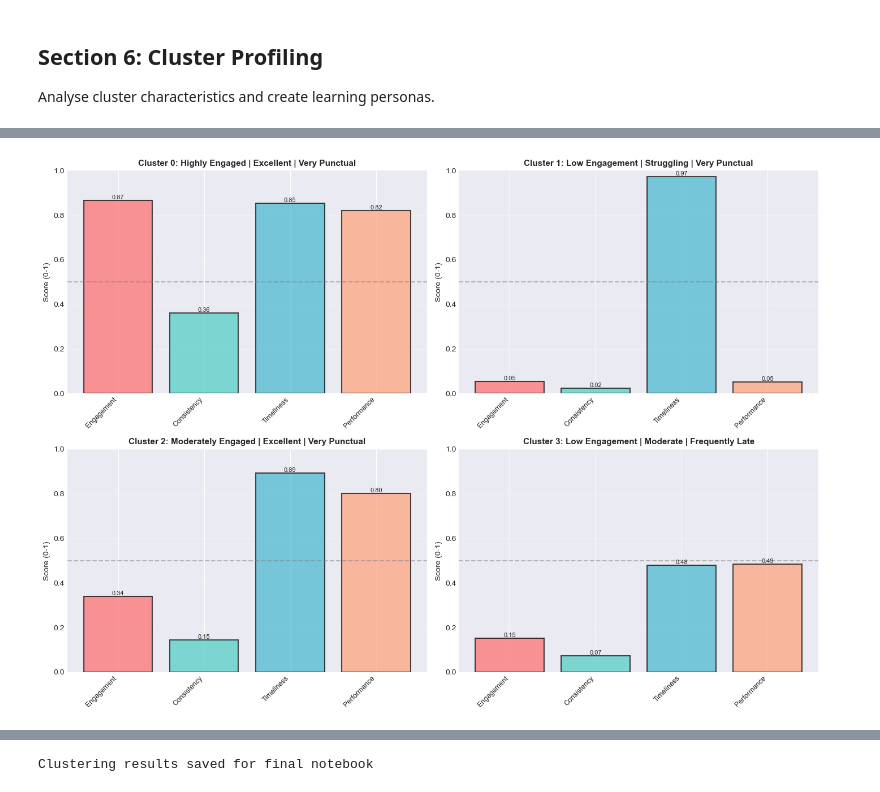
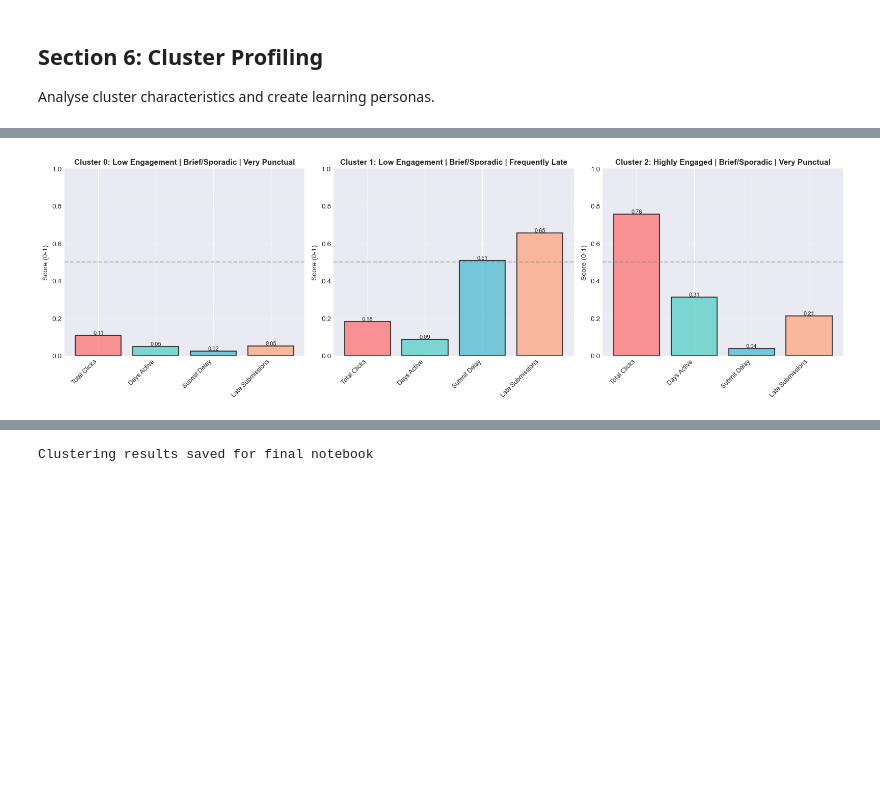
Before and after one commit to jaifm/msc-FAIDM-Assessment-1, a Jupyter notebook: 1_Notebooks/03_Clustering_Models.ipynb, the cells around one changed output, grey strips where cells are left out. Cells and saved outputs as stored; diff of their text form; code cells hidden in the pictures; blank space fills up the shorter version.

```diff
--- a/1_Notebooks/03_Clustering_Models.ipynb
+++ b/1_Notebooks/03_Clustering_Models.ipynb
@@ -208,7 +215,7 @@ print('\n' + '=' * 80)
 print('K-MEANS CLUSTERING')
 print('=' * 80)
 
-optimal_k = 4
+optimal_k = 3 # Update based on silhouette score
 
 kmeans_final = KMeans(n_clusters=optimal_k, random_state=42, n_init=10)
 cluster_labels = kmeans_final.fit_predict(X_clustering_scaled)
@@ -324,10 +330,11 @@ for cluster_id in range(optimal_k):
     profile = cluster_profiles.loc[cluster_id]
 
     # Direct feature values (already 0-1 normalized)
-    engagement = profile['engagement']
-    consistency = profile['consistency']
-    timeliness = profile['timeliness']
-    performance = profile['performance']
+    # Map the 4 behavioral features to interpretable dimensions
+    engagement = profile['total_clicks_norm']  # Engagement level
+    activity_duration = profile['days_active_norm']  # Consistency/Activity span
+    procrastination = profile['submit_delay_norm']  # Procrastination tendency (inverse of timeliness)
+    late_subs = profile['num_late_subs_norm']  # Late submission frequency
 
     # Categorise engagement levels (3-tier)
     if engagement >= 0.67:
@@ -337,60 +344,58 @@ for cluster_id in range(optimal_k):
     else:
         engagement_level = 'Low Engagement'
 
-    # Categorise performance (4-tier)
-    if performance >= 0.75:
-        performance_level = 'Excellent'
-    elif performance >= 0.5:
-        performance_level = 'Good'
-    elif performance >= 0.25:
-        performance_level = 'Moderate'
+    # Categorise activity duration (3-tier)
+    if activity_duration >= 0.67:
+        activity_label = 'Sustained Throughout'
+    elif activity_duration >= 0.33:
+        activity_label = 'Moderate Duration'
     else:
-        performance_level = 'Struggling'
+        activity_label = 'Brief/Sporadic'
 
-    # Categorise timeliness (0 = all late, 1 = all on-time)
-    if timeliness >= 0.8:
+    # Categorise procrastination (inverse: high value = high procrastination = poor timeliness)
+    if procrastination <= 0.2:
         timeliness_label = 'Very Punctual'
-    elif timeliness >= 0.6:
+    elif procrastination <= 0.4:
         timeliness_label = 'Usually On-Time'
-    elif timeliness >= 0.4:
+    elif procrastination <= 0.6:
         timeliness_label = 'Frequently Late'
     else:
-        timeliness_label = 'Chronically Late'
+        timeliness_label = 'Chronic Procrastinator'
 
     # Identify risk factors
     risk_factors = []
-    if performance < 0.4:
-        risk_factors.append('at-risk academically')
-    if timeliness < 0.6:
-        risk_factors.append('poor deadline management')
     if engagement < 0.4:
         risk_factors.append('low platform engagement')
-    if consistency < 0.4:
-        risk_factors.append('inconsistent attendance')
+    if activity_duration < 0.4:
+        risk_factors.append('sporadic participation')
+    if procrastination > 0.6:
+        risk_factors.append('chronic procrastination')
+    if late_subs > 0.5:
+        risk_factors.append('frequent late submissions')
 
     # Identify strengths
     strengths = []
     if engagement >= 0.65:
         strengths.append('highly engaged with materials')
-    if consistency >= 0.65:
-        strengths.append('consistent active participation')
-    if performance >= 0.65:
-        strengths.append('strong academic performance')
-    if timeliness >= 0.8:
+    if activity_duration >= 0.65:
+        strengths.append('sustained course participation')
+    if procrastination <= 0.3:
         strengths.append('excellent time management')
+    if late_subs <= 0.2:
+        strengths.append('minimal late submissions')
 
     # Create persona name
-    persona_name = f'{engagement_level} | {performance_level} | {timeliness_label}'
+    persona_name = f'{engagement_level} | {activity_label} | {timeliness_label}'
 
     cluster_personas[cluster_id] = {
         'name': persona_name,
         'engagement_level': engagement_level,
-        'performance_level': performance_level,
+        'activity_label': activity_label,
         'timeliness': timeliness_label,
         'engagement': engagement,
-        'consistency': consistency,
-        'timeliness_score': timeliness,
-        'performance': performance,
+        'activity_duration': activity_duration,
+        'procrastination': procrastination,
+        'late_subs': late_subs,
         'risk_factors': risk_factors,
         'strengths': strengths
     }
@@ -404,9 +409,9 @@ for cluster_id, persona in cluster_personas.items():
     print(f'   Population: {count} students ({pct:.1f}%)')
     print(f'   ─────────────────────────────────────────')
     print(f'   Engagement Level: {persona["engagement_level"]} ({persona["engagement"]:.1%})')
-    print(f'   Consistency: {persona["consistency"]:.1%} of days active')
-    print(f'   Submission Timeliness: {persona["timeliness"]} ({persona["timeliness_score"]:.1%} on-time)')
-    print(f'   Academic Performance: {persona["performance_level"]} ({persona["performance"]:.1%} normalized score)')
+    print(f'   Activity Duration: {persona["activity_label"]} ({persona["activity_duration"]:.1%} of course days)')
+    print(f'   Submission Timeliness: {persona["timeliness"]} (procrastination={persona["procrastination"]:.1%})')
+    print(f'   Late Submissions: {persona["late_subs"]:.1%} of norm')
 
     if persona['strengths']:
         print(f'   Key Strengths: {"; ".join(persona["strengths"])}')
@@ -419,10 +424,10 @@ for cluster_id, persona in cluster_personas.items():
         print(f'HIGH PRIORITY ({len(persona["risk_factors"])} risk factors)')
     elif persona['risk_factors']:
         print(f'MEDIUM PRIORITY ({len(persona["risk_factors"])} risk factor)')
-    elif persona['performance_level'] in ['Excellent', 'Good']:
-        print('MINIMAL (high performer)')
+    elif persona['engagement'] >= 0.65:
+        print('MINIMAL (highly engaged)')
     else:
-        print('MEDIUM PRIORITY (moderate support)')
+        print('MEDIUM PRIORITY (monitor progress)')
 
 # Create persona comparison bar chart
 print('\n' + '=' * 80)
@@ -430,7 +435,7 @@ print('PERSONA CHARACTERISTIC COMPARISON')
 print('=' * 80)
 
 # Prepare data for comparison (using the 4 engineered features)
-comparison_metrics = ['Engagement', 'Consistency', 'Timeliness', 'Performance']
+comparison_metrics = ['Total Clicks', 'Days Active', 'Submit Delay', 'Late Submissions']
 
 # Create subplots based on number of clusters
 if optimal_k == 2:
@@ -451,9 +456,9 @@ for idx, cluster_id in enumerate(range(optimal_k)):
     # Use the 4 normalized features
     metrics = [
         persona['engagement'],
-        persona['consistency'],
-        persona['timeliness_score'],
-        persona['performance']
+        persona['activity_duration'],
+        persona['procrastination'],
+        persona['late_subs']
     ]
 
     ax = axes[idx]
@@ -494,7 +499,7 @@ sns.heatmap(
     linewidths=1
 )
 
-ax.set_title('Cluster Profiles - The 4 Student Engagement Features', fontsize=14, fontweight='bold')
+ax.set_title('Cluster Profiles - The 4 Behavioral Features', fontsize=14, fontweight='bold')
 ax.set_xlabel('Cluster', fontsize=12)
 ax.set_ylabel('Feature', fontsize=12)
 plt.tight_layout()
@@ -525,5 +530,5 @@ cluster
 
 ================================================================================
 PERSONA CHARACTERISTIC COMPARISON
 ================================================================================
-[figure, old version]
+[figure, new version]
```
Also changed, not shown: parts of 6 cells of this notebook, 8 other files.
